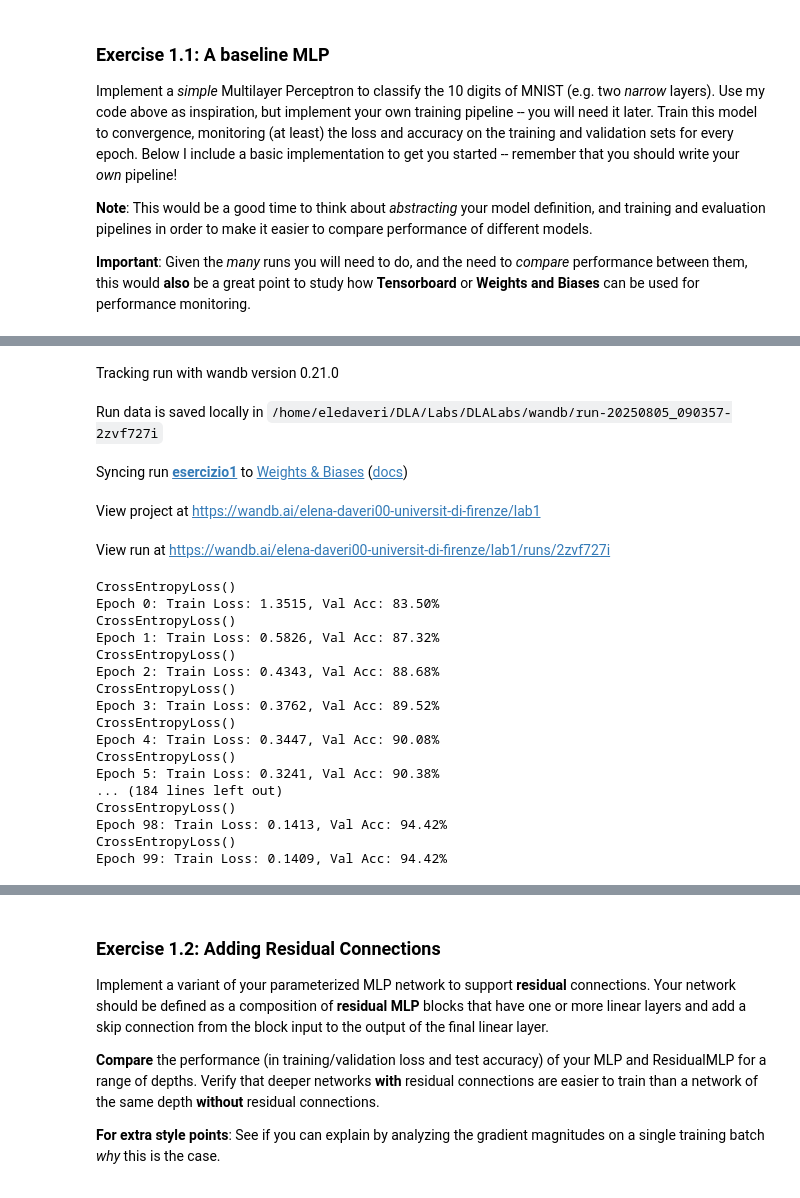
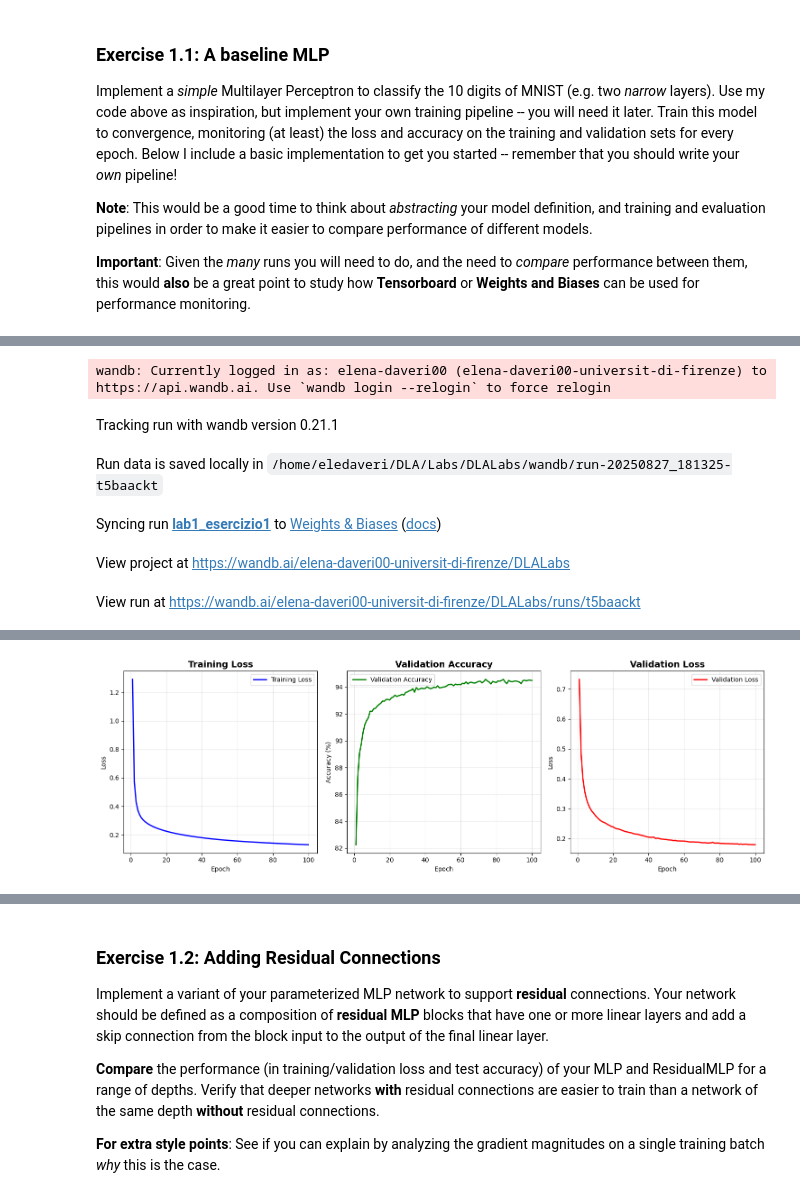
Before and after one commit to eledaveri/DLALabs, a Jupyter notebook: Lab1-CNNs.ipynb, the cells around one changed output, grey strips where cells are left out. Drawn from its saved outputs; the diff is of its cells as text; code cells hidden in the pictures.

```diff
--- a/Lab1-CNNs.ipynb
+++ b/Lab1-CNNs.ipynb
@@ -478,9 +442,9 @@ hidden_size = 16
 model_my_MLP = my_MLP(input_size, hidden_size, num_classes).to(device)
 optimizer = torch.optim.Adam(model_my_MLP.parameters(), lr=lr)
 
-wandb.init(
-    project="lab1",
-    name="esercizio1",
+run = wandb.init(
+    project="DLALabs",
+    name="lab1_esercizio1",
     config={
         "epochs": 100,
         "learning_rate": 0.0001,
@@ -492,30 +456,14 @@ wandb.init(
         "loss_function": "CrossEntropyLoss"
     }
 )
-
+run.watch(model_my_MLP, log="gradients", log_freq=1)
 train_losses, val_accuracies, val_losses = train(model_my_MLP, dl_train, dl_val, epochs, criterion, optimizer, device)
 
 plot_training_metrics(train_losses=train_losses,val_accuracies=val_accuracies, val_losses=val_losses)
 # %% [output]
+wandb: Currently logged in as: elena-daveri00 (elena-daveri00-universit-di-firenze) to https://api.wandb.ai. Use `wandb login --relogin` to force relogin
-Tracking run with wandb version 0.21.0
+Tracking run with wandb version 0.21.1
-Run data is saved locally in /home/eledaveri/DLA/Labs/DLALabs/wandb/run-20250805_090357-2zvf727i
+Run data is saved locally in /home/eledaveri/DLA/Labs/DLALabs/wandb/run-20250827_181325-t5baackt
-Syncing run esercizio1 to Weights & Biases (docs)
+Syncing run lab1_esercizio1 to Weights & Biases (docs)
-View project at https://wandb.ai/elena-daveri00-universit-di-firenze/lab1
+View project at https://wandb.ai/elena-daveri00-universit-di-firenze/DLALabs
-View run at https://wandb.ai/elena-daveri00-universit-di-firenze/lab1/runs/2zvf727i
+View run at https://wandb.ai/elena-daveri00-universit-di-firenze/DLALabs/runs/t5baackt
-CrossEntropyLoss()
-Epoch 0: Train Loss: 1.3515, Val Acc: 83.50%
-CrossEntropyLoss()
-Epoch 1: Train Loss: 0.5826, Val Acc: 87.32%
-CrossEntropyLoss()
-Epoch 2: Train Loss: 0.4343, Val Acc: 88.68%
-CrossEntropyLoss()
-Epoch 3: Train Loss: 0.3762, Val Acc: 89.52%
-CrossEntropyLoss()
-Epoch 4: Train Loss: 0.3447, Val Acc: 90.08%
-CrossEntropyLoss()
-Epoch 5: Train Loss: 0.3241, Val Acc: 90.38%
-... (184 lines left out)
-CrossEntropyLoss()
-Epoch 98: Train Loss: 0.1413, Val Acc: 94.42%
-CrossEntropyLoss()
-Epoch 99: Train Loss: 0.1409, Val Acc: 94.42%
@@ -522,3 +487,4 @@ Epoch 99: Train Loss: 0.1409, Val Acc: 94.42%
+[figure, added]
 # %%
 wandb.init()
 (accuracy, _, report) = evaluate(model_my_MLP, dl_test, device, log_wandb=True)
```
Also changed, not shown: parts of 15 cells of this notebook.
